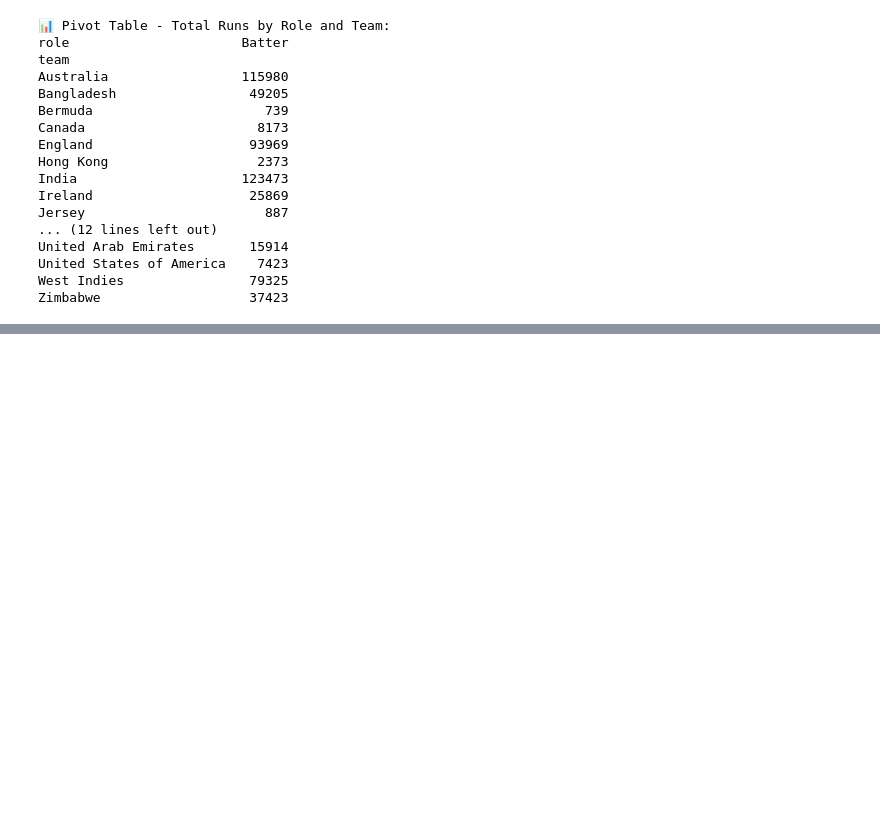
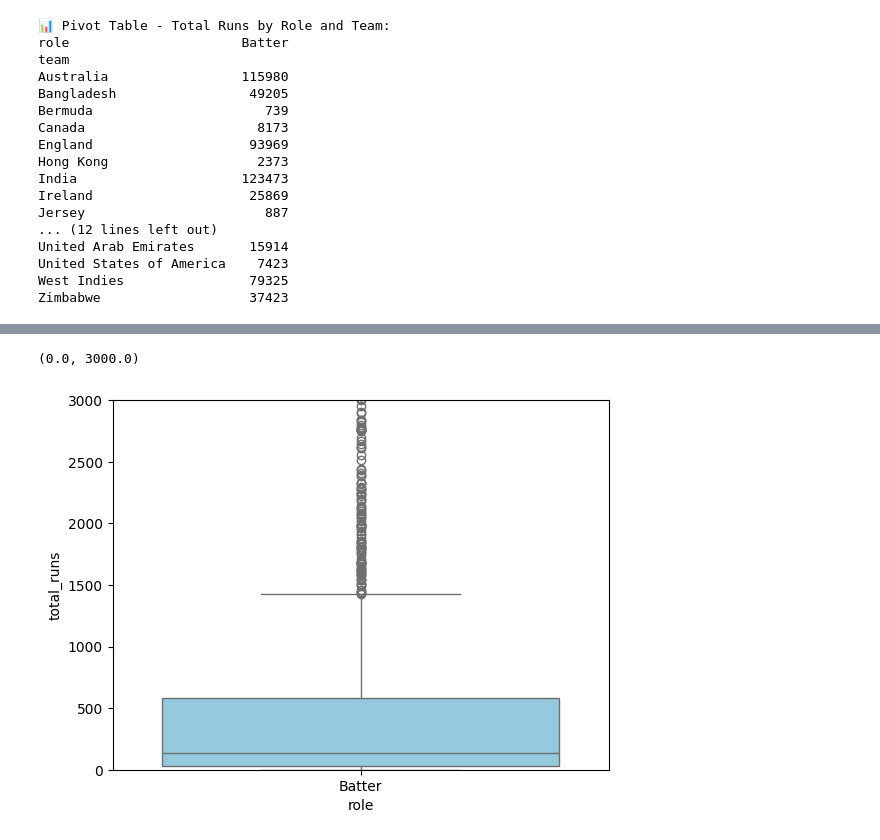
Before and after one commit to sashank1326/DAV-assignment-196, a Jupyter notebook: analysis.ipynb, the cells around one changed output, grey strips where cells are left out. Cells and saved outputs as stored; diff of their text form; code cells hidden in the pictures; blank space fills up the shorter version.

```diff
--- a/analysis.ipynb
+++ b/analysis.ipynb
@@ -941,0 +957,6 @@ Zimbabwe                   37423
+# %%
+sns.boxplot(x='role', y='total_runs', data=df, color='skyblue')
+plt.ylim(0, 3000)
+# %% [output]
+(0.0, 3000.0)
+[figure, added]
```
Also changed, not shown: parts of 14 cells of this notebook.
